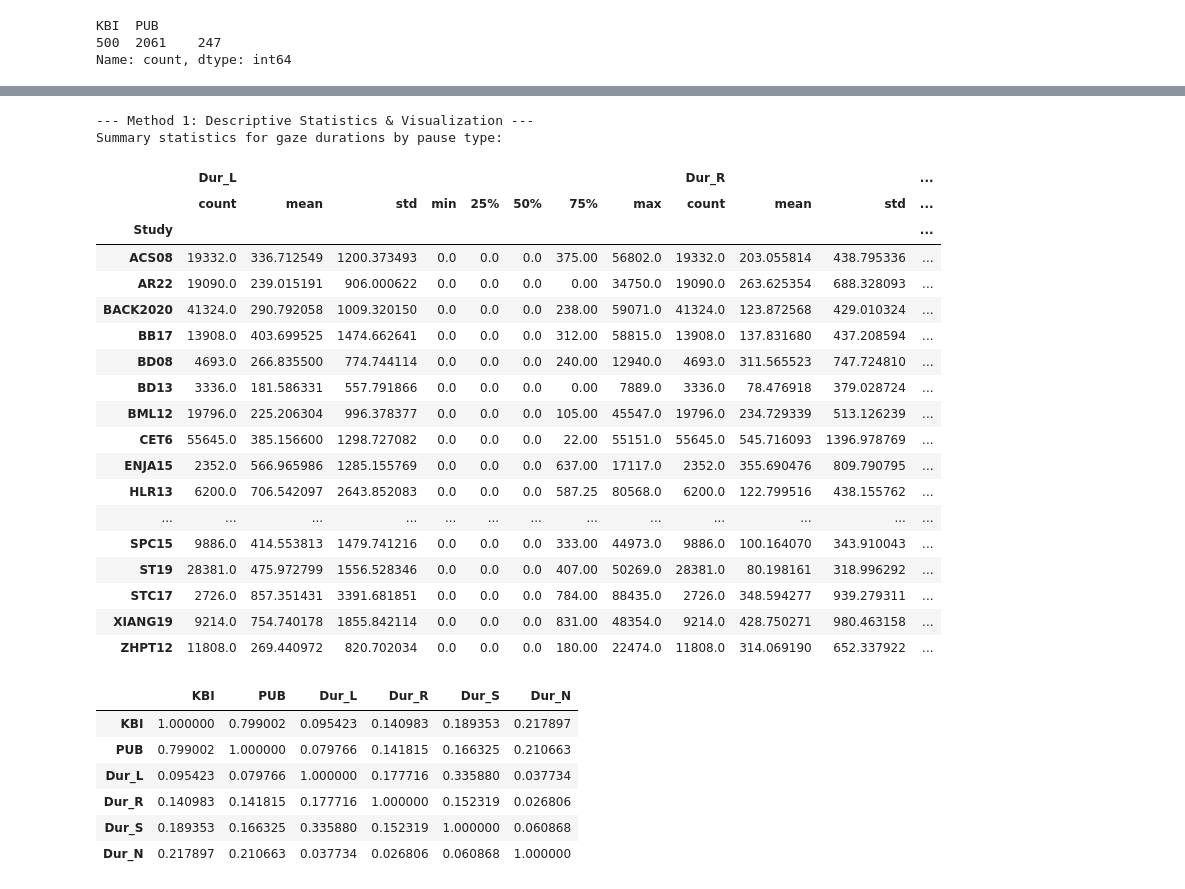
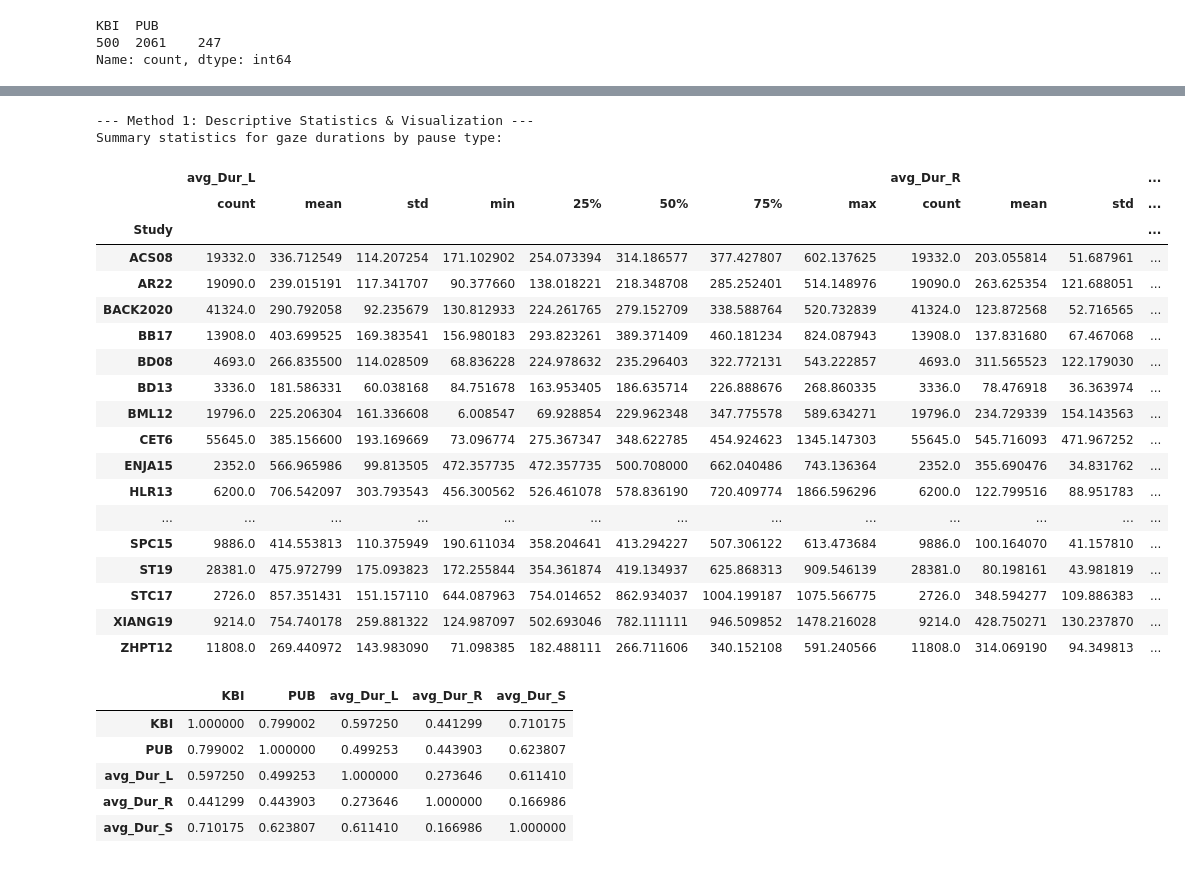
Before and after one commit to Critt-Kent/Key-Gaze-Correlation, a Jupyter notebook: Study_Correlation.ipynb, the cells around one changed output, grey strips where cells are left out. Saved outputs shown, nothing was run; the diff lists cells and outputs as text; code cells hidden in the pictures.

```diff
--- a/Study_Correlation.ipynb
+++ b/Study_Correlation.ipynb
@@ -73,3 +73,30 @@ pause_au[['KBI','PUB']][pause_au['StudySession']== "AR22-P05_T4"].value_counts()
 KBI  PUB
 500  2061    247
 Name: count, dtype: int64
+# %%
+# Calculating average for Dur_L, Dur_S, Dur_R for each session
+
+pause_au_new = pause_au.copy()
+dur_cols = ['Dur_L', 'Dur_R', 'Dur_S']
+new_avg_cols = ['avg_' + col for col in dur_cols]
+
+if new_avg_cols[0] not in pause_au_new.columns:
+
+    # Calculate the average for each column, grouped by 'StudySession'
+    avg_df = pause_au_new.groupby('StudySession')[dur_cols].mean().reset_index()
+
+    # Rename the columns to the desired format (e.g., 'Dur_L' -> 'avg_L')
+    avg_df.columns = ['StudySession'] + new_avg_cols
+
+    # Merge the new average columns back into the copied DataFrame
+    pause_au_new = pd.merge(
+        pause_au_new,
+        avg_df,
+        on='StudySession',
+        how='left'
+    )
+    print("Average columns added successfully.")
+else:
+    print("Average columns already exist. Skipping merge operation.")
+
+pause_au_new.head()
@@ -76,40 +111,39 @@ Name: count, dtype: int64
 # %%
 print("--- Method 1: Descriptive Statistics & Visualization ---")
 
 # Calculate descriptive statistics for gaze features, grouped by Study
-gaze_stats = pause_au.groupby('Study')[['Dur_L', 'Dur_R', 'Dur_S']].describe()
+gaze_stats = pause_au_new.groupby('Study')[['avg_Dur_L', 'avg_Dur_R', 'avg_Dur_S']].describe()
 print("Summary statistics for gaze durations by pause type:")
 gaze_stats
 # %% [output]
 --- Method 1: Descriptive Statistics & Visualization ---
 Summary statistics for gaze durations by pause type:
-|  | Dur_L |  |  |  |  |  |  |  | Dur_R |  |  | ... |
+|  | avg_Dur_L |  |  |  |  |  |  |  | avg_Dur_R |  |  | ... |
 |  | count | mean | std | min | 25% | 50% | 75% | max | count | mean | std | ... |
 | Study |  |  |  |  |  |  |  |  |  |  |  | ... |
-| ACS08 | 19332.0 | 336.712549 | 1200.373493 | 0.0 | 0.0 | 0.0 | 375.00 | 56802.0 | 19332.0 | 203.055814 | 438.795336 | ... |
-| AR22 | 19090.0 | 239.015191 | 906.000622 | 0.0 | 0.0 | 0.0 | 0.00 | 34750.0 | 19090.0 | 263.625354 | 688.328093 | ... |
-| BACK2020 | 41324.0 | 290.792058 | 1009.320150 | 0.0 | 0.0 | 0.0 | 238.00 | 59071.0 | 41324.0 | 123.872568 | 429.010324 | ... |
-| BB17 | 13908.0 | 403.699525 | 1474.662641 | 0.0 | 0.0 | 0.0 | 312.00 | 58815.0 | 13908.0 | 137.831680 | 437.208594 | ... |
-| BD08 | 4693.0 | 266.835500 | 774.744114 | 0.0 | 0.0 | 0.0 | 240.00 | 12940.0 | 4693.0 | 311.565523 | 747.724810 | ... |
-| BD13 | 3336.0 | 181.586331 | 557.791866 | 0.0 | 0.0 | 0.0 | 0.00 | 7889.0 | 3336.0 | 78.476918 | 379.028724 | ... |
-| BML12 | 19796.0 | 225.206304 | 996.378377 | 0.0 | 0.0 | 0.0 | 105.00 | 45547.0 | 19796.0 | 234.729339 | 513.126239 | ... |
-| CET6 | 55645.0 | 385.156600 | 1298.727082 | 0.0 | 0.0 | 0.0 | 22.00 | 55151.0 | 55645.0 | 545.716093 | 1396.978769 | ... |
-| ENJA15 | 2352.0 | 566.965986 | 1285.155769 | 0.0 | 0.0 | 0.0 | 637.00 | 17117.0 | 2352.0 | 355.690476 | 809.790795 | ... |
-| HLR13 | 6200.0 | 706.542097 | 2643.852083 | 0.0 | 0.0 | 0.0 | 587.25 | 80568.0 | 6200.0 | 122.799516 | 438.155762 | ... |
+| ACS08 | 19332.0 | 336.712549 | 114.207254 | 171.102902 | 254.073394 | 314.186577 | 377.427807 | 602.137625 | 19332.0 | 203.055814 | 51.687961 | ... |
+| AR22 | 19090.0 | 239.015191 | 117.341707 | 90.377660 | 138.018221 | 218.348708 | 285.252401 | 514.148976 | 19090.0 | 263.625354 | 121.688051 | ... |
+| BACK2020 | 41324.0 | 290.792058 | 92.235679 | 130.812933 | 224.261765 | 279.152709 | 338.588764 | 520.732839 | 41324.0 | 123.872568 | 52.716565 | ... |
+| BB17 | 13908.0 | 403.699525 | 169.383541 | 156.980183 | 293.823261 | 389.371409 | 460.181234 | 824.087943 | 13908.0 | 137.831680 | 67.467068 | ... |
+| BD08 | 4693.0 | 266.835500 | 114.028509 | 68.836228 | 224.978632 | 235.296403 | 322.772131 | 543.222857 | 4693.0 | 311.565523 | 122.179030 | ... |
+| BD13 | 3336.0 | 181.586331 | 60.038168 | 84.751678 | 163.953405 | 186.635714 | 226.888676 | 268.860335 | 3336.0 | 78.476918 | 36.363974 | ... |
+| BML12 | 19796.0 | 225.206304 | 161.336608 | 6.008547 | 69.928854 | 229.962348 | 347.775578 | 589.634271 | 19796.0 | 234.729339 | 154.143563 | ... |
+| CET6 | 55645.0 | 385.156600 | 193.169669 | 73.096774 | 275.367347 | 348.622785 | 454.924623 | 1345.147303 | 55645.0 | 545.716093 | 471.967252 | ... |
+| ENJA15 | 2352.0 | 566.965986 | 99.813505 | 472.357735 | 472.357735 | 500.708000 | 662.040486 | 743.136364 | 2352.0 | 355.690476 | 34.831762 | ... |
+| HLR13 | 6200.0 | 706.542097 | 303.793543 | 456.300562 | 526.461078 | 578.836190 | 720.409774 | 1866.596296 | 6200.0 | 122.799516 | 88.951783 | ... |
 | ... | ... | ... | ... | ... | ... | ... | ... | ... | ... | ... | ... | ... |
-| SPC15 | 9886.0 | 414.553813 | 1479.741216 | 0.0 | 0.0 | 0.0 | 333.00 | 44973.0 | 9886.0 | 100.164070 | 343.910043 | ... |
-| ST19 | 28381.0 | 475.972799 | 1556.528346 | 0.0 | 0.0 | 0.0 | 407.00 | 50269.0 | 28381.0 | 80.198161 | 318.996292 | ... |
-| STC17 | 2726.0 | 857.351431 | 3391.681851 | 0.0 | 0.0 | 0.0 | 784.00 | 88435.0 | 2726.0 | 348.594277 | 939.279311 | ... |
-| XIANG19 | 9214.0 | 754.740178 | 1855.842114 | 0.0 | 0.0 | 0.0 | 831.00 | 48354.0 | 9214.0 | 428.750271 | 980.463158 | ... |
-| ZHPT12 | 11808.0 | 269.440972 | 820.702034 | 0.0 | 0.0 | 0.0 | 180.00 | 22474.0 | 11808.0 | 314.069190 | 652.337922 | ... |
+| SPC15 | 9886.0 | 414.553813 | 110.375949 | 190.611034 | 358.204641 | 413.294227 | 507.306122 | 613.473684 | 9886.0 | 100.164070 | 41.157810 | ... |
+| ST19 | 28381.0 | 475.972799 | 175.093823 | 172.255844 | 354.361874 | 419.134937 | 625.868313 | 909.546139 | 28381.0 | 80.198161 | 43.981819 | ... |
+| STC17 | 2726.0 | 857.351431 | 151.157110 | 644.087963 | 754.014652 | 862.934037 | 1004.199187 | 1075.566775 | 2726.0 | 348.594277 | 109.886383 | ... |
+| XIANG19 | 9214.0 | 754.740178 | 259.881322 | 124.987097 | 502.693046 | 782.111111 | 946.509852 | 1478.216028 | 9214.0 | 428.750271 | 130.237870 | ... |
+| ZHPT12 | 11808.0 | 269.440972 | 143.983090 | 71.098385 | 182.488111 | 266.711606 | 340.152108 | 591.240566 | 11808.0 | 314.069190 | 94.349813 | ... |
 # %%
-corr_final = pause_au[['KBI','PUB','Dur_L','Dur_R','Dur_S','Dur_N']]
+corr_final = pause_au_new[['KBI','PUB','avg_Dur_L','avg_Dur_R','avg_Dur_S']]
 corr_final.corr()
 # %% [output]
-|  | KBI | PUB | Dur_L | Dur_R | Dur_S | Dur_N |
-| KBI | 1.000000 | 0.799002 | 0.095423 | 0.140983 | 0.189353 | 0.217897 |
-| PUB | 0.799002 | 1.000000 | 0.079766 | 0.141815 | 0.166325 | 0.210663 |
-| Dur_L | 0.095423 | 0.079766 | 1.000000 | 0.177716 | 0.335880 | 0.037734 |
-| Dur_R | 0.140983 | 0.141815 | 0.177716 | 1.000000 | 0.152319 | 0.026806 |
-| Dur_S | 0.189353 | 0.166325 | 0.335880 | 0.152319 | 1.000000 | 0.060868 |
-| Dur_N | 0.217897 | 0.210663 | 0.037734 | 0.026806 | 0.060868 | 1.000000 |
+|  | KBI | PUB | avg_Dur_L | avg_Dur_R | avg_Dur_S |
+| KBI | 1.000000 | 0.799002 | 0.597250 | 0.441299 | 0.710175 |
+| PUB | 0.799002 | 1.000000 | 0.499253 | 0.443903 | 0.623807 |
+| avg_Dur_L | 0.597250 | 0.499253 | 1.000000 | 0.273646 | 0.611410 |
+| avg_Dur_R | 0.441299 | 0.443903 | 0.273646 | 1.000000 | 0.166986 |
+| avg_Dur_S | 0.710175 | 0.623807 | 0.611410 | 0.166986 | 1.000000 |
```
Also changed, not shown: parts of 7 cells of this notebook, 2 other files.
